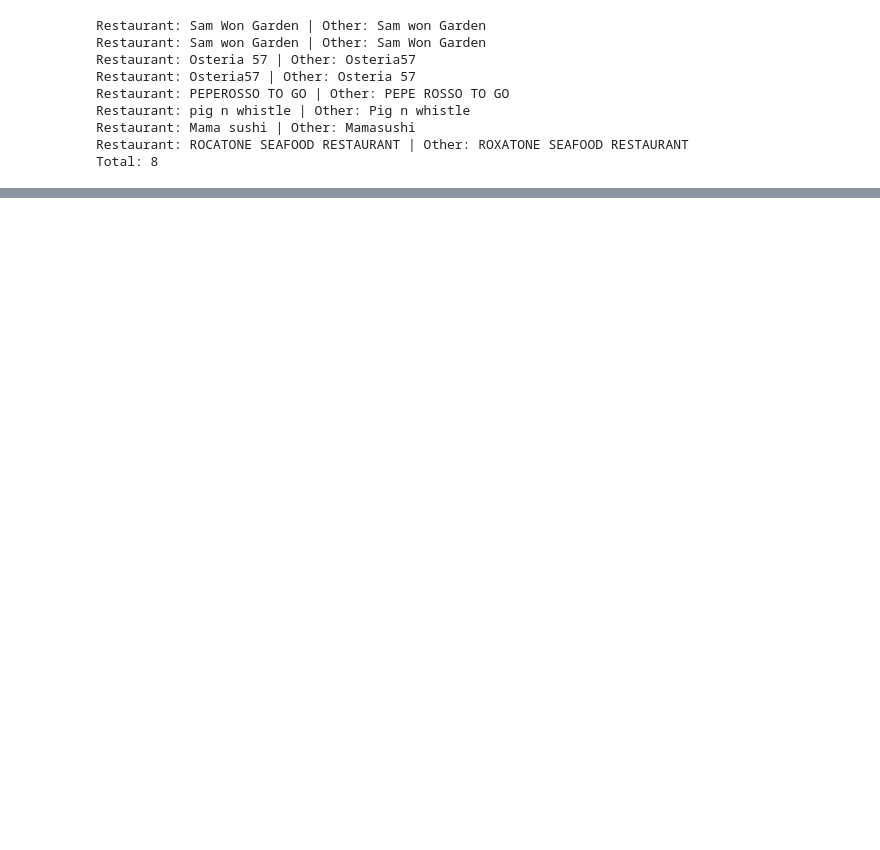
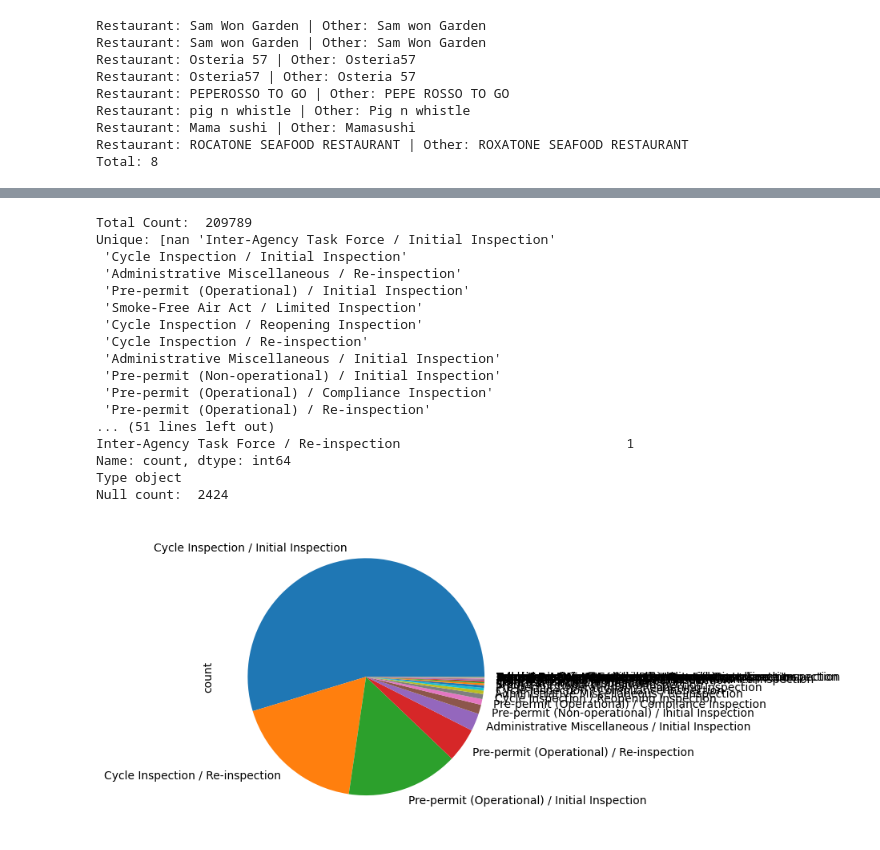
Before and after one commit to machar94/project-2-restaraunt-analytics, a Jupyter notebook: eda.ipynb, the cells around one changed output, grey strips where cells are left out. Saved outputs shown, nothing was run; the diff lists cells and outputs as text; code cells hidden in the pictures; blank space fills up the shorter version.

```diff
--- a/eda.ipynb
+++ b/eda.ipynb
@@ -298,0 +417,23 @@ Total: 8
+# %%
+# Summarize and sample the actions
+# summarize_column(df_doh['VIOLATION CODE'], ColumnType.CATEGORICAL, large_category=False)
+summarize_column(df_doh['INSPECTION TYPE'], ColumnType.CATEGORICAL, large_category=False)
+# %% [output]
+Total Count:  209789
+Unique: [nan 'Inter-Agency Task Force / Initial Inspection'
+ 'Cycle Inspection / Initial Inspection'
+ 'Administrative Miscellaneous / Re-inspection'
+ 'Pre-permit (Operational) / Initial Inspection'
+ 'Smoke-Free Air Act / Limited Inspection'
+ 'Cycle Inspection / Reopening Inspection'
+ 'Cycle Inspection / Re-inspection'
+ 'Administrative Miscellaneous / Initial Inspection'
+ 'Pre-permit (Non-operational) / Initial Inspection'
+ 'Pre-permit (Operational) / Compliance Inspection'
+ 'Pre-permit (Operational) / Re-inspection'
+... (51 lines left out)
+Inter-Agency Task Force / Re-inspection                             1
+Name: count, dtype: int64
+Type object
+Null count:  2424
+[figure, added]
```
Also changed, not shown: parts of 28 cells of this notebook, 15 other files.
